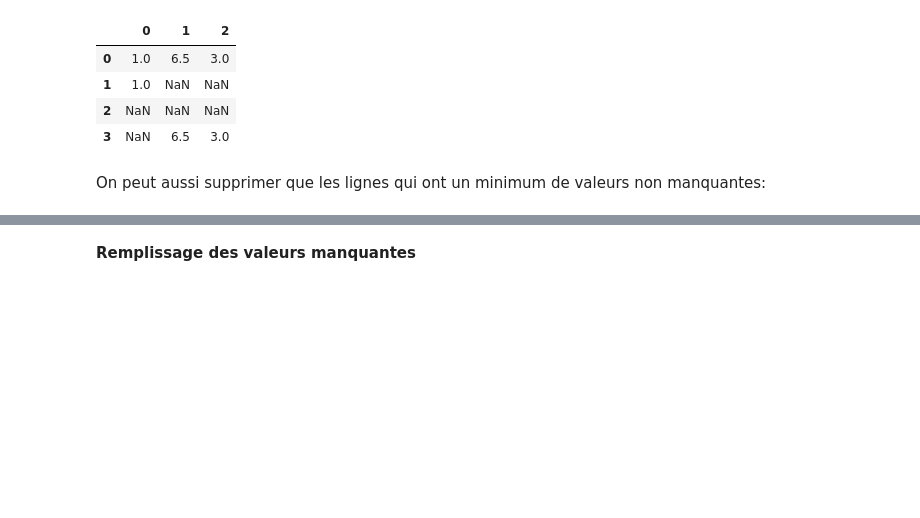
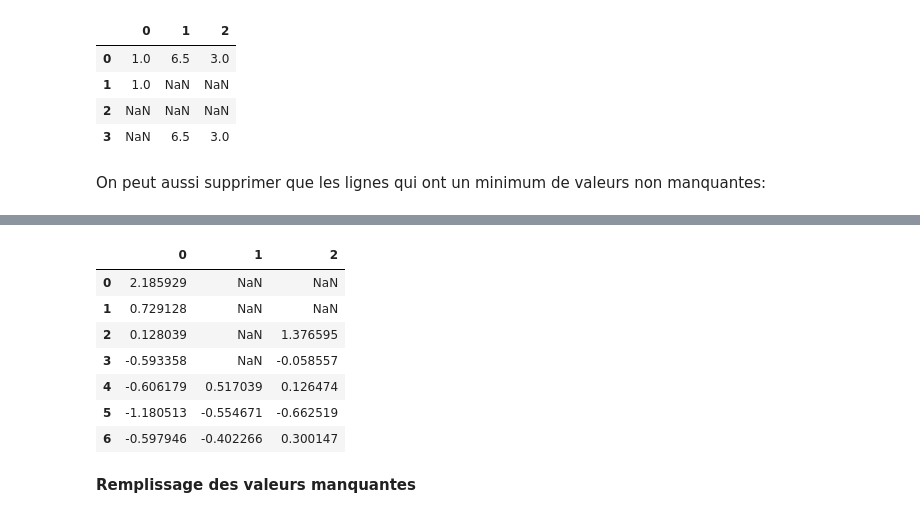
Before and after one commit to yeladlouni/m2i, a Jupyter notebook: pandas/notebooks/cleansing.ipynb, the cells around one changed output, grey strips where cells are left out. Cells and saved outputs as stored; diff of their text form; code cells hidden in the pictures; blank space fills up the shorter version.

```diff
--- a/pandas/notebooks/cleansing.ipynb
+++ b/pandas/notebooks/cleansing.ipynb
@@ -168,3 +168,14 @@ df.dropna(thresh=2)
+# %%
+df.dropna(thresh=0)
+# %% [output]
+|  | 0 | 1 | 2 |
+| 0 | 2.185929 | NaN | NaN |
+| 1 | 0.729128 | NaN | NaN |
+| 2 | 0.128039 | NaN | 1.376595 |
+| 3 | -0.593358 | NaN | -0.058557 |
+| 4 | -0.606179 | 0.517039 | 0.126474 |
+| 5 | -1.180513 | -0.554671 | -0.662519 |
+| 6 | -0.597946 | -0.402266 | 0.300147 |
 # %% [markdown]
 **Remplissage des valeurs manquantes**
 # %%
```
Also changed, not shown: parts of 26 cells of this notebook, 2 other files.
